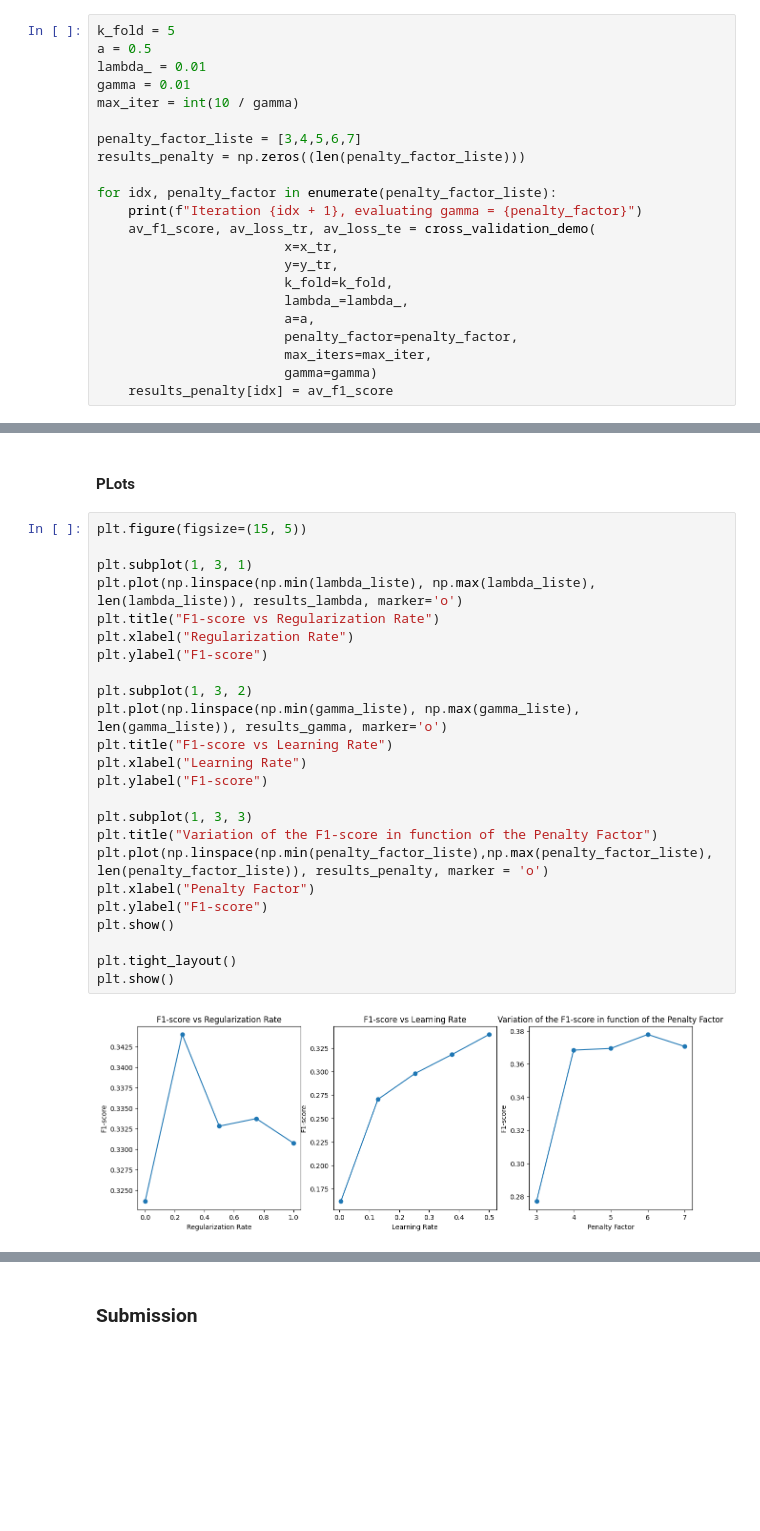
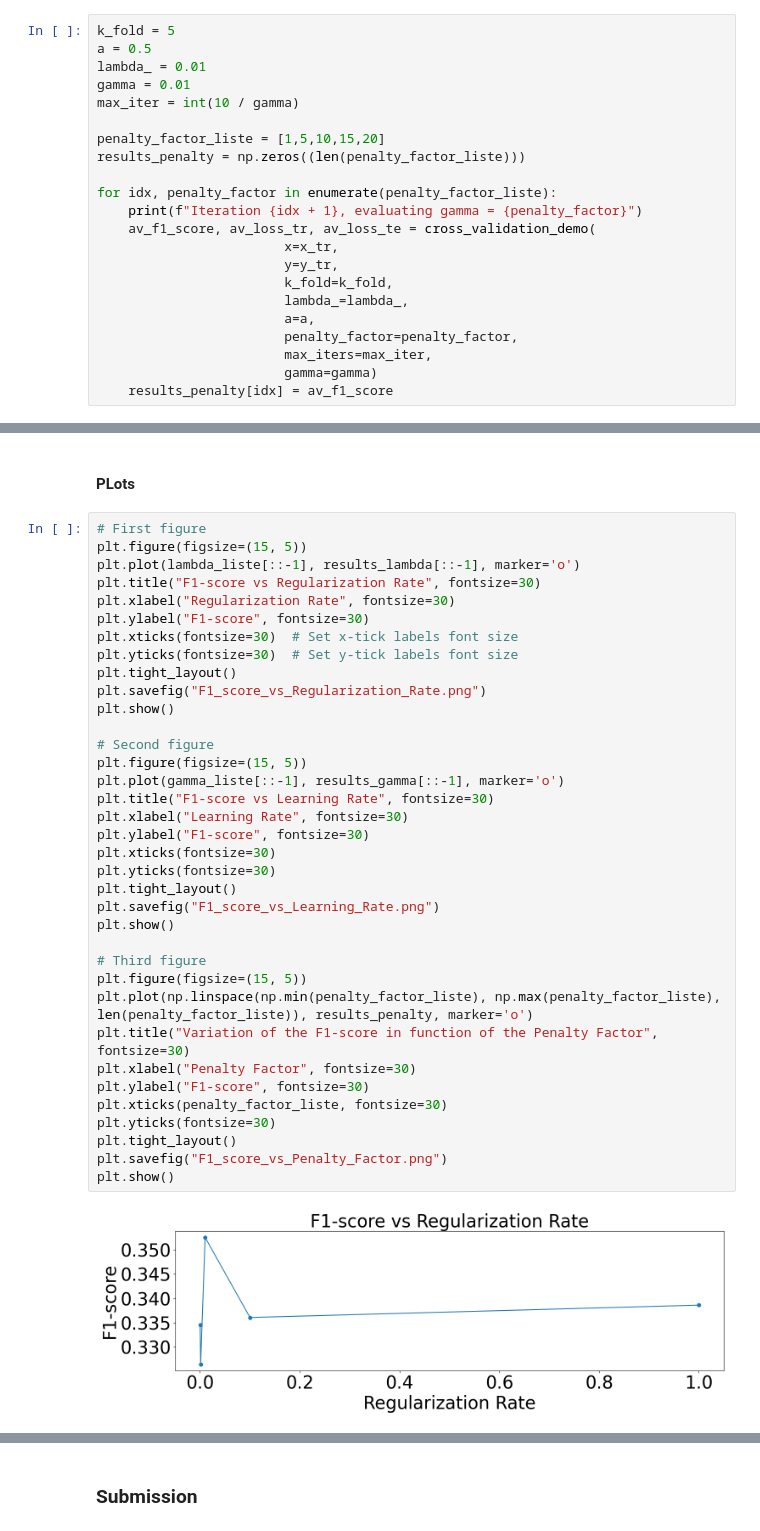
Before and after one commit to lisavandepanne/ml-project, a Jupyter notebook: SVM.ipynb, the cells around one changed output, grey strips where cells are left out. Saved outputs shown, nothing was run; the diff lists cells and outputs as text; blank space fills up the shorter version.

```diff
--- a/SVM.ipynb
+++ b/SVM.ipynb
@@ -163,7 +163,7 @@ lambda_ = 0.01
 gamma = 0.01
 max_iter = int(10 / gamma)
 
-penalty_factor_liste = [3,4,5,6,7]
+penalty_factor_liste = [1,5,10,15,20]
 results_penalty = np.zeros((len(penalty_factor_liste)))
 
 for idx, penalty_factor in enumerate(penalty_factor_liste):
@@ -187,28 +187,40 @@ Iteration 5, evaluating gamma = 7
 # %% [markdown]
 #### PLots
 # %%
+# First figure
 plt.figure(figsize=(15, 5))
-
-plt.subplot(1, 3, 1)
-plt.plot(np.linspace(np.min(lambda_liste), np.max(lambda_liste), len(lambda_liste)), results_lambda, marker='o')
-plt.title("F1-score vs Regularization Rate")
-plt.xlabel("Regularization Rate")
-plt.ylabel("F1-score")
-
-plt.subplot(1, 3, 2)
-plt.plot(np.linspace(np.min(gamma_liste), np.max(gamma_liste), len(gamma_liste)), results_gamma, marker='o')
-plt.title("F1-score vs Learning Rate")
-plt.xlabel("Learning Rate")
-plt.ylabel("F1-score")
-
-plt.subplot(1, 3, 3)
-plt.title("Variation of the F1-score in function of the Penalty Factor")
-plt.plot(np.linspace(np.min(penalty_factor_liste),np.max(penalty_factor_liste), len(penalty_factor_liste)), results_penalty, marker = 'o')
-plt.xlabel("Penalty Factor")
-plt.ylabel("F1-score")
+plt.plot(lambda_liste[::-1], results_lambda[::-1], marker='o')
+plt.title("F1-score vs Regularization Rate", fontsize=30)
+plt.xlabel("Regularization Rate", fontsize=30)
+plt.ylabel("F1-score", fontsize=30)
+plt.xticks(fontsize=30)  # Set x-tick labels font size
+plt.yticks(fontsize=30)  # Set y-tick labels font size
+plt.tight_layout()
+plt.savefig("F1_score_vs_Regularization_Rate.png")
 plt.show()
 
+# Second figure
+plt.figure(figsize=(15, 5))
+plt.plot(gamma_liste[::-1], results_gamma[::-1], marker='o')
+plt.title("F1-score vs Learning Rate", fontsize=30)
+plt.xlabel("Learning Rate", fontsize=30)
+plt.ylabel("F1-score", fontsize=30)
+plt.xticks(fontsize=30)
+plt.yticks(fontsize=30)
 plt.tight_layout()
+plt.savefig("F1_score_vs_Learning_Rate.png")
 plt.show()
+
+# Third figure
+plt.figure(figsize=(15, 5))
+plt.plot(np.linspace(np.min(penalty_factor_liste), np.max(penalty_factor_liste), len(penalty_factor_liste)), results_penalty, marker='o')
+plt.title("Variation of the F1-score in function of the Penalty Factor", fontsize=30)
+plt.xlabel("Penalty Factor", fontsize=30)
+plt.ylabel("F1-score", fontsize=30)
+plt.xticks(penalty_factor_liste, fontsize=30)
+plt.yticks(fontsize=30)
+plt.tight_layout()
+plt.savefig("F1_score_vs_Penalty_Factor.png")
+plt.show()
 # %% [output]
-[figure, old version]
+[figure, new version]
```
Also changed, not shown: parts of 2 cells of this notebook, 3 other files.
